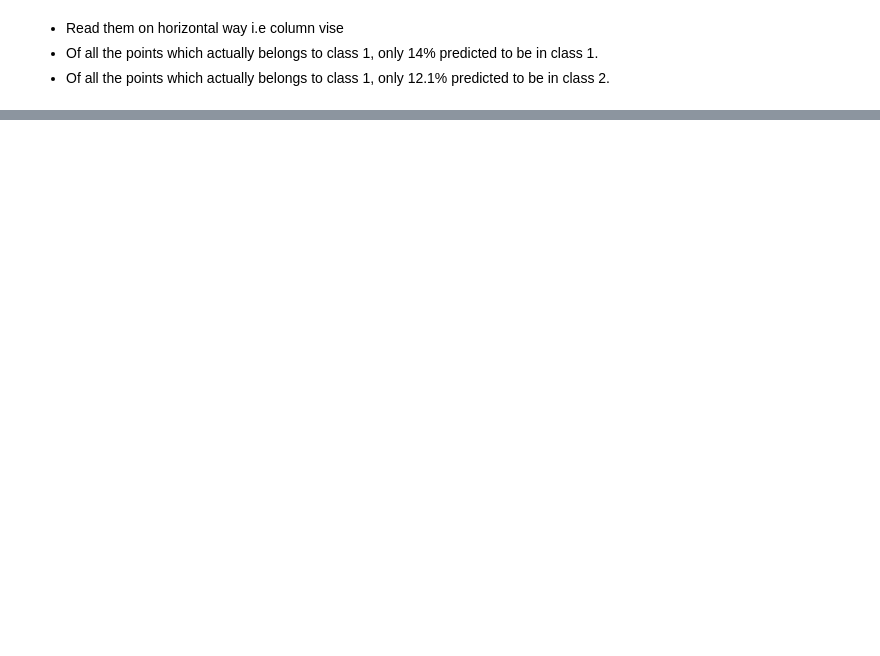
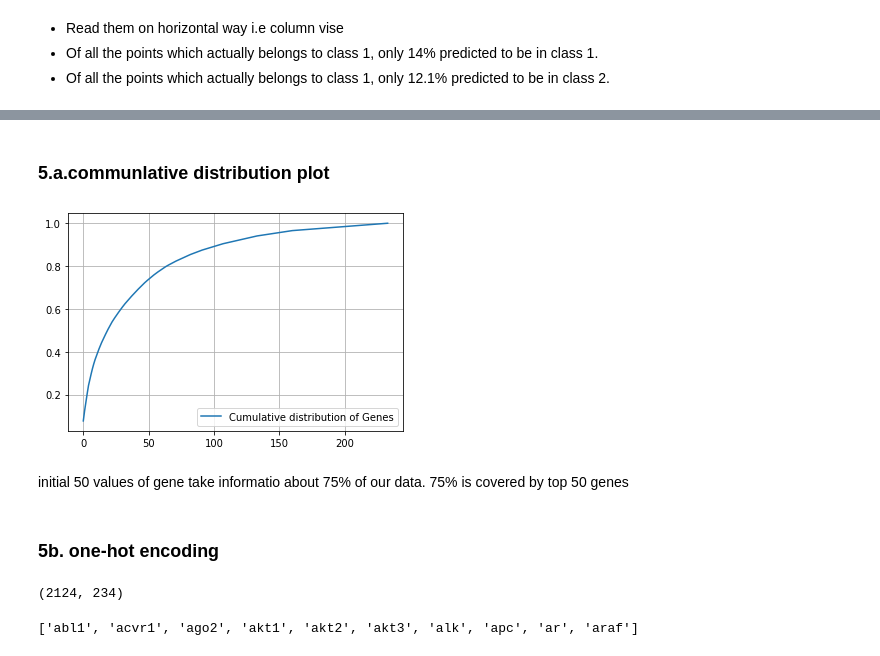
Before and after one commit to HassanSherwani/Kaggle_Challenges, a Jupyter notebook: Personalized Medicine: Redefining Cancer Treatment/Notebook.ipynb, the cells around one changed output, grey strips where cells are left out. Drawn from its saved outputs; the diff is of its cells as text; code cells hidden in the pictures; blank space fills up the shorter version.

```diff
--- a/Personalized Medicine: Redefining Cancer Treatment/Notebook.ipynb
+++ b/Personalized Medicine: Redefining Cancer Treatment/Notebook.ipynb
@@ -558,0 +567,3 @@ plt.show()
+# %%
+unique_genes=train_df.Gene.value_counts()
+print('Number of Unique Genes :', unique_genes.shape[0])
@@ -558,0 +588,16 @@ plt.show()
+# %% [markdown]
+### 5.a.communlative distribution plot
+# %%
+s = sum(unique_genes.values);
+h = unique_genes.values/s;
+c = np.cumsum(h)
+plt.plot(c,label='Cumulative distribution of Genes')
+plt.grid()
+plt.legend()
+plt.show()
+# %% [output]
+[figure, added]
+# %% [markdown]
+initial 50 values of gene take informatio about 75% of our data. 75% is covered by top 50 genes
+# %% [markdown]
+### 5b. one-hot encoding
@@ -558,0 +610,9 @@ plt.show()
+# %%
+train_gene_feature_onehotCoding.shape
+# %% [output]
+(2124, 234)
+# %%
+#column names after one-hot encoding for Gene column
+gene_vectorizer.get_feature_names()[:10]
+# %% [output]
+['abl1', 'acvr1', 'ago2', 'akt1', 'akt2', 'akt3', 'alk', 'apc', 'ar', 'araf']
```
Also changed, not shown: parts of 98 cells of this notebook.
